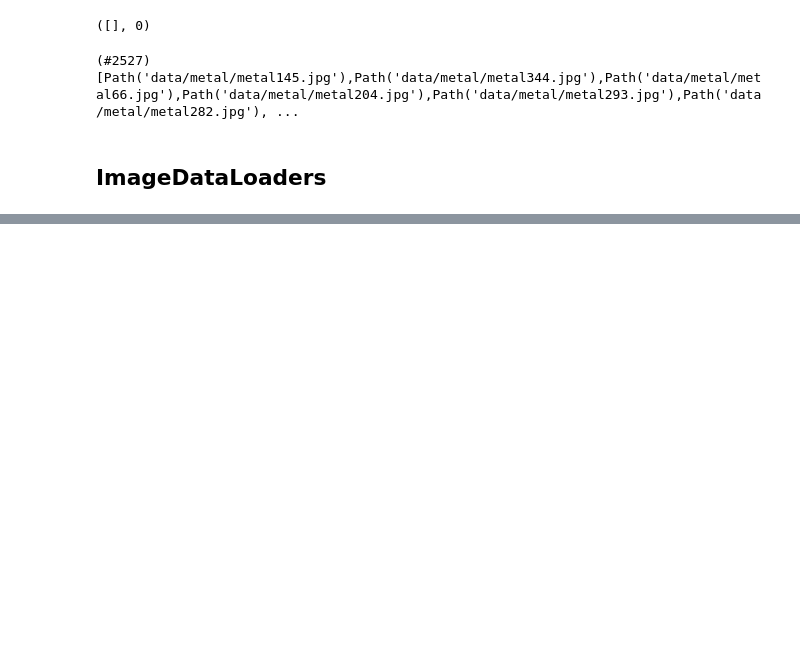
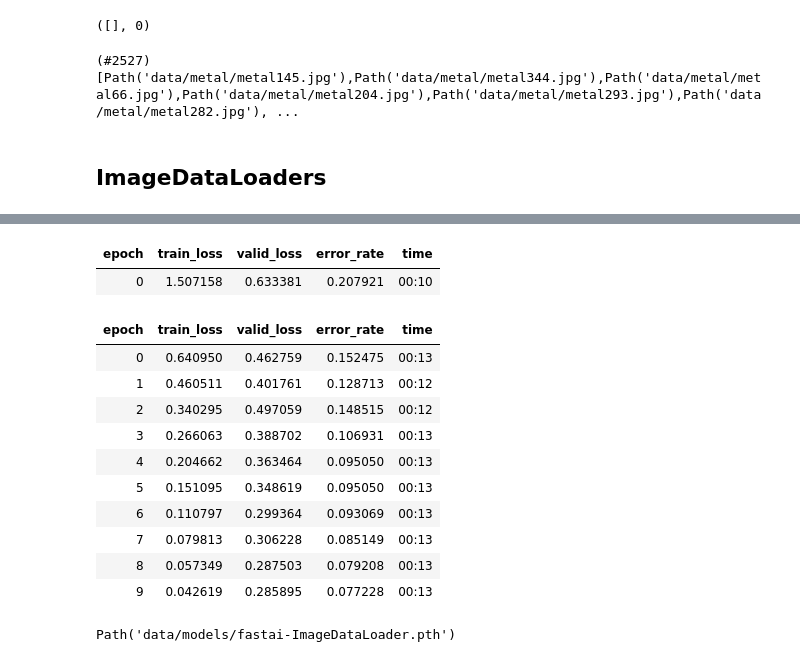
Before and after one commit to henriquemenegaz/kaggle-garbage-classification, a Jupyter notebook: 1-FastAI-ImageDataloader.ipynb, the cells around one changed output, grey strips where cells are left out. Drawn from its saved outputs; the diff is of its cells as text; code cells hidden in the pictures; blank space fills up the shorter version.

```diff
--- a/1-FastAI-ImageDataloader.ipynb
+++ b/1-FastAI-ImageDataloader.ipynb
@@ -49,0 +82,20 @@ SyntaxError: invalid syntax (785209389.py, line 7)
+# %%
+learn.fine_tune(10, base_lr=3e-3)
+# %% [output]
+| epoch | train_loss | valid_loss | error_rate | time |
+| 0 | 1.507158 | 0.633381 | 0.207921 | 00:10 |
+| epoch | train_loss | valid_loss | error_rate | time |
+| 0 | 0.640950 | 0.462759 | 0.152475 | 00:13 |
+| 1 | 0.460511 | 0.401761 | 0.128713 | 00:12 |
+| 2 | 0.340295 | 0.497059 | 0.148515 | 00:12 |
+| 3 | 0.266063 | 0.388702 | 0.106931 | 00:13 |
+| 4 | 0.204662 | 0.363464 | 0.095050 | 00:13 |
+| 5 | 0.151095 | 0.348619 | 0.095050 | 00:13 |
+| 6 | 0.110797 | 0.299364 | 0.093069 | 00:13 |
+| 7 | 0.079813 | 0.306228 | 0.085149 | 00:13 |
+| 8 | 0.057349 | 0.287503 | 0.079208 | 00:13 |
+| 9 | 0.042619 | 0.285895 | 0.077228 | 00:13 |
+# %%
+learn.save('fastai-ImageDataLoader')
+# %% [output]
+Path('data/models/fastai-ImageDataLoader.pth')
```
Also changed, not shown: parts of 10 cells of this notebook, 1 other file.
